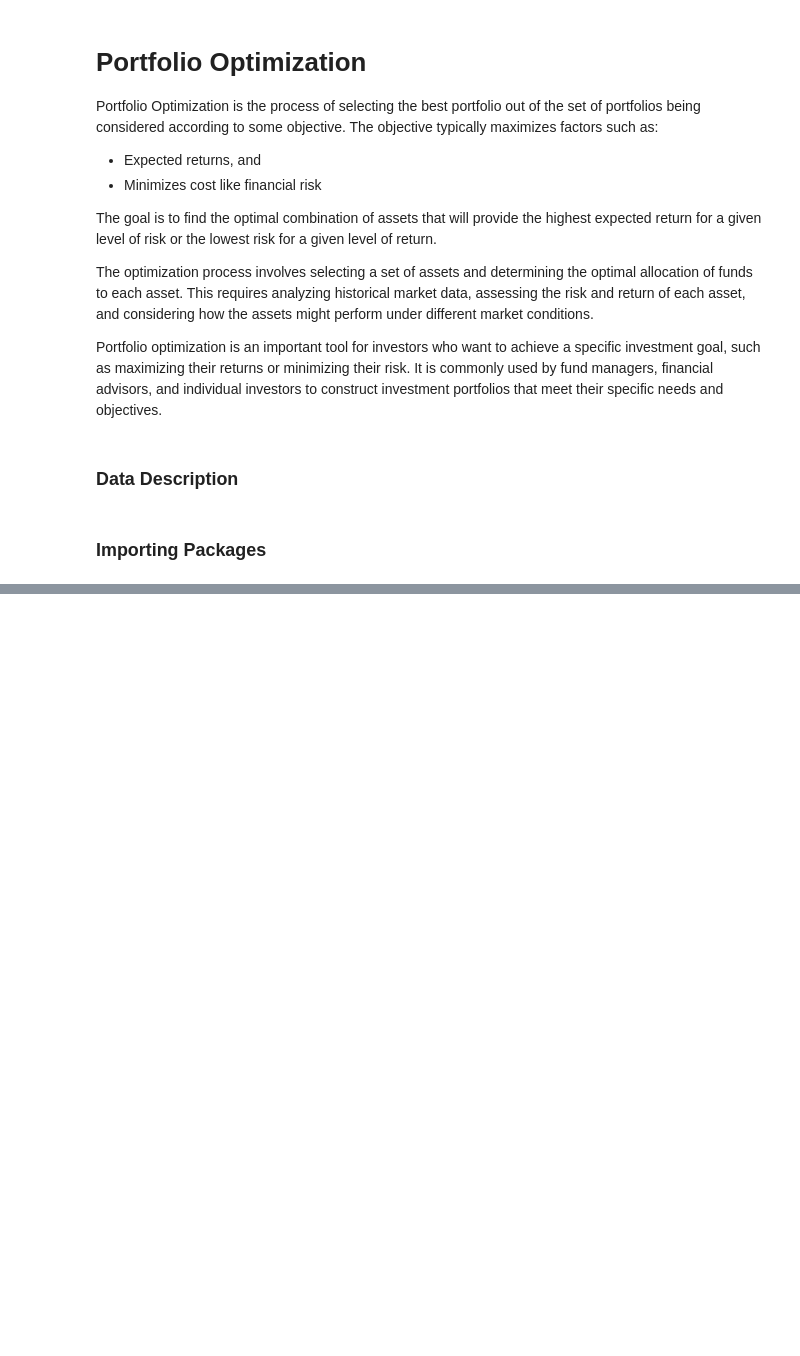
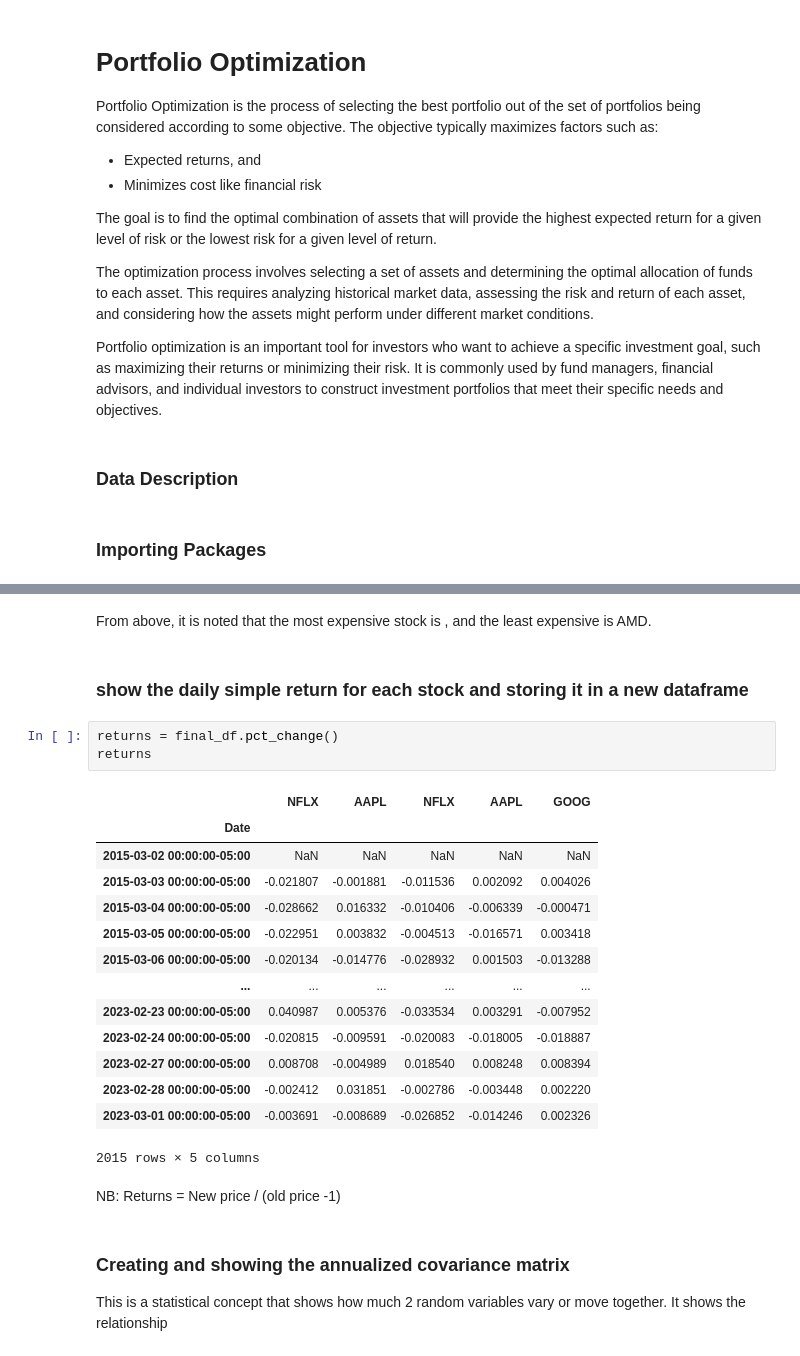
Before and after one commit to MrSathekge/Portfolio_Optimization, a Jupyter notebook: notebook.ipynb, the cells around one changed output, grey strips where cells are left out. Saved outputs shown, nothing was run; the diff lists cells and outputs as text; blank space fills up the shorter version.

```diff
--- a/notebook.ipynb
+++ b/notebook.ipynb
@@ -16,0 +180,27 @@ Portfolio optimization is an important tool for investors who want to achieve a
+# %% [markdown]
+From above, it is noted that the most expensive stock is , and the least expensive is AMD.
+# %% [markdown]
+### show the daily simple return for each stock and storing it in a new dataframe
+# %%
+returns = final_df.pct_change()
+returns
+# %% [output]
+|  | NFLX | AAPL | NFLX | AAPL | GOOG |
+| Date |  |  |  |  |  |
+| 2015-03-02 00:00:00-05:00 | NaN | NaN | NaN | NaN | NaN |
+| 2015-03-03 00:00:00-05:00 | -0.021807 | -0.001881 | -0.011536 | 0.002092 | 0.004026 |
+| 2015-03-04 00:00:00-05:00 | -0.028662 | 0.016332 | -0.010406 | -0.006339 | -0.000471 |
+| 2015-03-05 00:00:00-05:00 | -0.022951 | 0.003832 | -0.004513 | -0.016571 | 0.003418 |
+| 2015-03-06 00:00:00-05:00 | -0.020134 | -0.014776 | -0.028932 | 0.001503 | -0.013288 |
+| ... | ... | ... | ... | ... | ... |
+| 2023-02-23 00:00:00-05:00 | 0.040987 | 0.005376 | -0.033534 | 0.003291 | -0.007952 |
+| 2023-02-24 00:00:00-05:00 | -0.020815 | -0.009591 | -0.020083 | -0.018005 | -0.018887 |
+| 2023-02-27 00:00:00-05:00 | 0.008708 | -0.004989 | 0.018540 | 0.008248 | 0.008394 |
+| 2023-02-28 00:00:00-05:00 | -0.002412 | 0.031851 | -0.002786 | -0.003448 | 0.002220 |
+| 2023-03-01 00:00:00-05:00 | -0.003691 | -0.008689 | -0.026852 | -0.014246 | 0.002326 |
+2015 rows × 5 columns
+# %% [markdown]
+NB: Returns = New price / (old price -1)
+# %% [markdown]
+### Creating and showing the annualized covariance matrix
+This is a statistical concept that shows how much 2 random variables vary or move together. It shows the relationship
```
Also changed, not shown: parts of 50 cells of this notebook.
